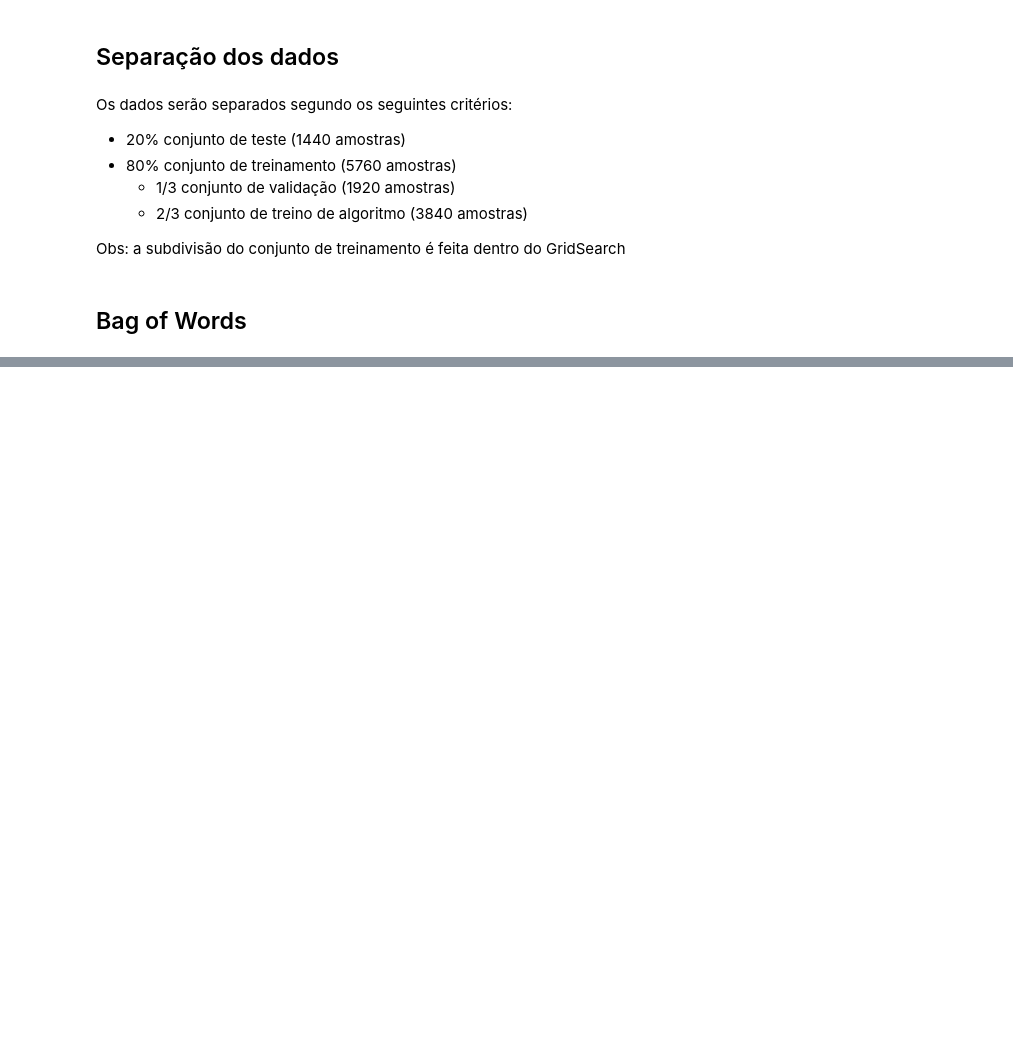
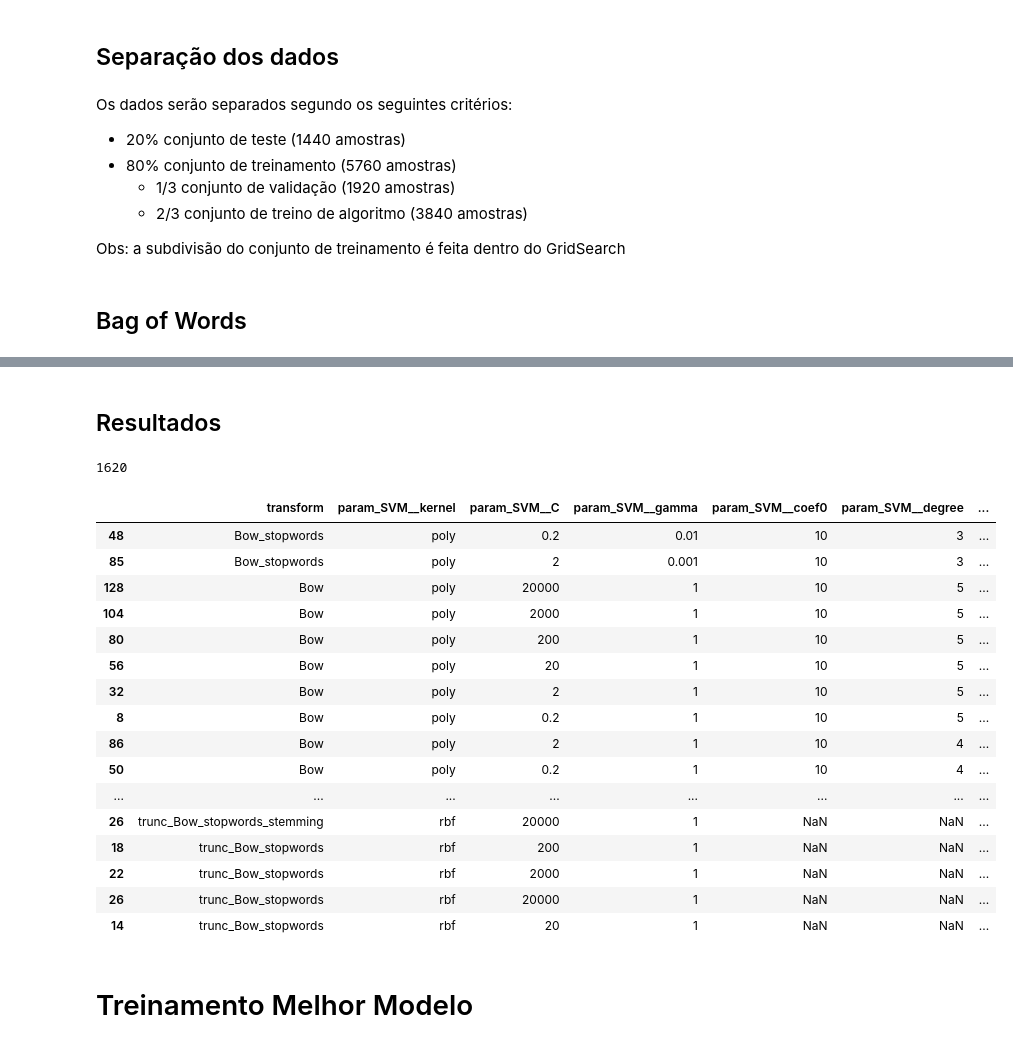
Before and after one commit to danielgs-research/svm-fakenews, a Jupyter notebook: BagOfWords.ipynb, the cells around one changed output, grey strips where cells are left out. Drawn from its saved outputs; the diff is of its cells as text; code cells hidden in the pictures; blank space fills up the shorter version.

```diff
--- a/BagOfWords.ipynb
+++ b/BagOfWords.ipynb
@@ -18 +32,4 @@ from sklearn.model_selection import GridSearchCV
+# %%
+data_path = './Dados/'
+result_path = './Resultados/'
 # %%
@@ -343,0 +265,64 @@ ValueError: Invalid parameter C for estimator Pipeline(steps=[('Bow', TfidfVecto
+# %% [markdown]
+## Resultados
+# %%
+def format_params(x):
+
+    p_array = ['SVM__kernel','SVM__C','SVM__gamma','SVM__coef0','SVM__degree']
+
+    s = []
+    for i in range(0,len(x)):
+        s.append(p_array[i][5:] + '=' + str(x[p_array[i]]))
+
+    return ','.join(s)
+# %%
+grid_0 = pd.read_pickle(os.path.join(result_path,'grid_0_results.pkl'))
+grid_0.insert(7,'transform',transform_name[0])
+
+grid_1 = pd.read_pickle(os.path.join(result_path,'grid_1_results.pkl'))
+grid_1.insert(7,'transform',transform_name[1])
+
+grid_2 = pd.read_pickle(os.path.join(result_path,'grid_2_results.pkl'))
+grid_2.insert(7,'transform',transform_name[2])
+
+grid_3 = pd.read_pickle(os.path.join(result_path,'grid_3_results.pkl'))
+grid_3.insert(7,'transform',transform_name[3])
+
+grid_4 = pd.read_pickle(os.path.join(result_path,'grid_4_results.pkl'))
+grid_4.insert(7,'transform',transform_name[4])
+
+grid_5 = pd.read_pickle(os.path.join(result_path,'grid_5_results.pkl'))
+grid_5.insert(7,'transform',transform_name[5])
+
+grid_6 = pd.read_pickle(os.path.join(result_path,'grid_6_results.pkl'))
+grid_6.insert(7,'transform',transform_name[0])
+
+results = pd.concat([grid_0,grid_1,grid_2,grid_3,grid_4,grid_5,grid_6])
+# %%
+len(results)
+# %% [output]
+1620
+# %%
+results['params_str'] = results['params'].apply(lambda x: format_params(x))
+# %%
+idx = results.groupby('transform')['rank_test_f1'].transform(min) == results['rank_test_f1']
+results[idx][['transform','param_SVM__kernel', 'param_SVM__C','param_SVM__gamma','param_SVM__coef0','param_SVM__degree','mean_test_f1','mean_test_precision','mean_test_recall','mean_test_accuracy']].sort_values('mean_test_f1',ascending=False)
+# %% [output]
+|  | transform | param_SVM__kernel | param_SVM__C | param_SVM__gamma | param_SVM__coef0 | param_SVM__degree | ... |
+| 48 | Bow_stopwords | poly | 0.2 | 0.01 | 10 | 3 | ... |
+| 85 | Bow_stopwords | poly | 2 | 0.001 | 10 | 3 | ... |
+| 128 | Bow | poly | 20000 | 1 | 10 | 5 | ... |
+| 104 | Bow | poly | 2000 | 1 | 10 | 5 | ... |
+| 80 | Bow | poly | 200 | 1 | 10 | 5 | ... |
+| 56 | Bow | poly | 20 | 1 | 10 | 5 | ... |
+| 32 | Bow | poly | 2 | 1 | 10 | 5 | ... |
+| 8 | Bow | poly | 0.2 | 1 | 10 | 5 | ... |
+| 86 | Bow | poly | 2 | 1 | 10 | 4 | ... |
+| 50 | Bow | poly | 0.2 | 1 | 10 | 4 | ... |
+| ... | ... | ... | ... | ... | ... | ... | ... |
+| 26 | trunc_Bow_stopwords_stemming | rbf | 20000 | 1 | NaN | NaN | ... |
+| 18 | trunc_Bow_stopwords | rbf | 200 | 1 | NaN | NaN | ... |
+| 22 | trunc_Bow_stopwords | rbf | 2000 | 1 | NaN | NaN | ... |
+| 26 | trunc_Bow_stopwords | rbf | 20000 | 1 | NaN | NaN | ... |
+| 14 | trunc_Bow_stopwords | rbf | 20 | 1 | NaN | NaN | ... |
+# %% [markdown]
+# Treinamento Melhor Modelo
```
Also changed, not shown: parts of 75 cells of this notebook, 1 other file.
